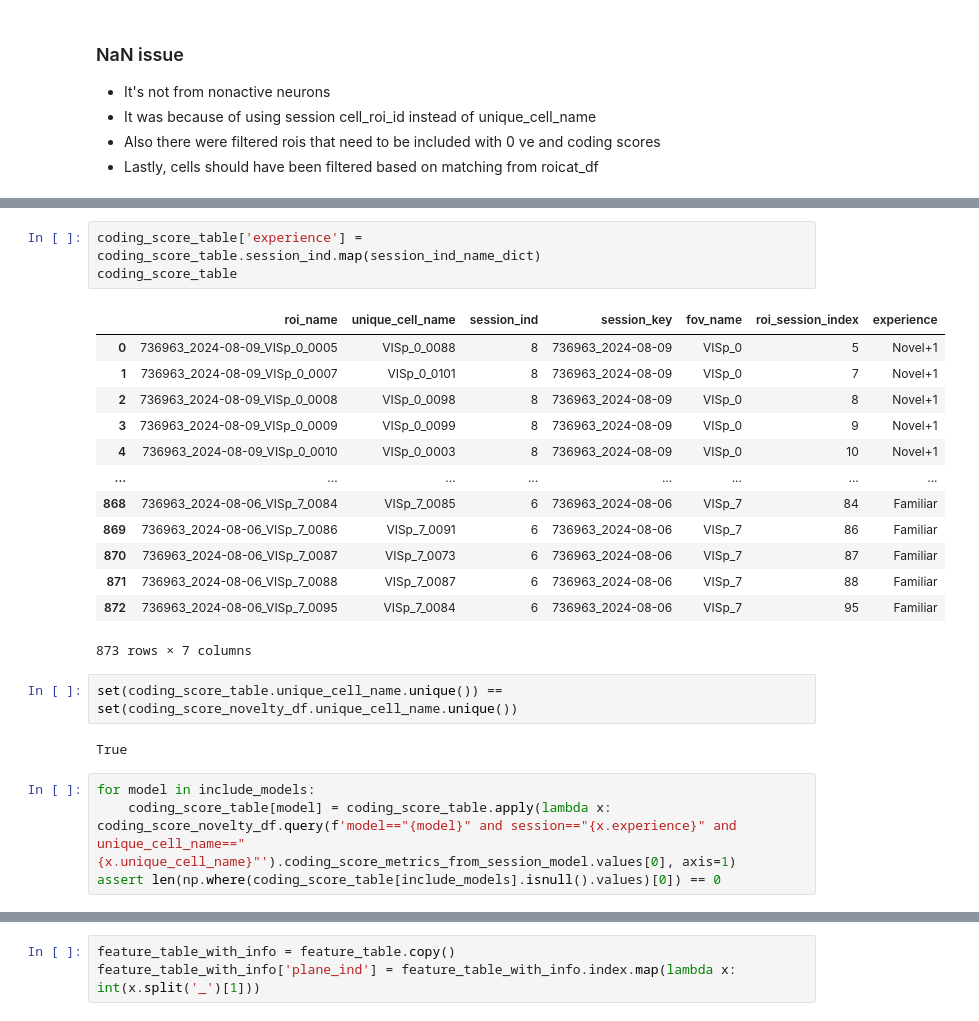
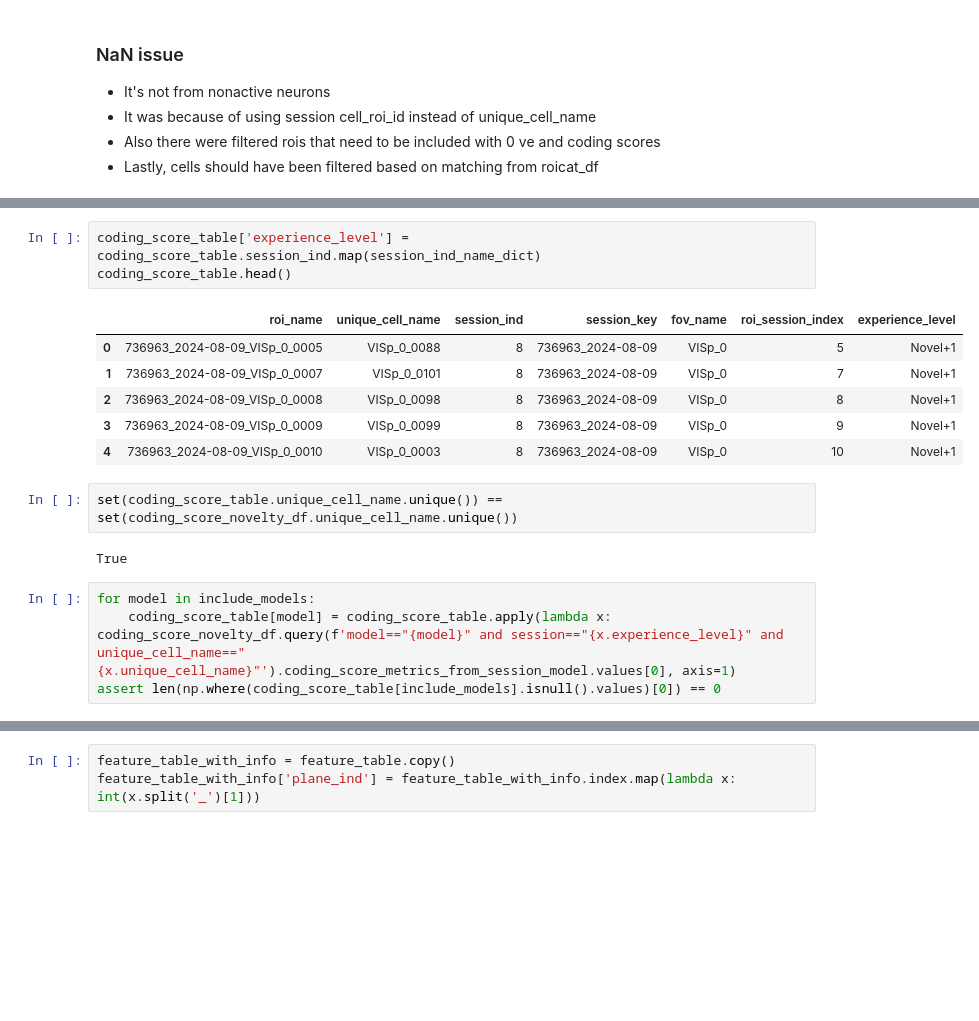
Before and after one commit to AllenNeuralDynamics/AIND-ophys-mFISH-GLM, a Jupyter notebook: code/notebooks/250127_coding_score_clustering.ipynb, the cells around one changed output, grey strips where cells are left out. Cells and saved outputs as stored; diff of their text form; blank space fills up the shorter version.

```diff
--- a/code/notebooks/250127_coding_score_clustering.ipynb
+++ b/code/notebooks/250127_coding_score_clustering.ipynb
@@ -213,26 +209,19 @@ coding_score_novelty_df
 # %%
-coding_score_table['experience'] = coding_score_table.session_ind.map(session_ind_name_dict)
-coding_score_table
+coding_score_table['experience_level'] = coding_score_table.session_ind.map(session_ind_name_dict)
+coding_score_table.head()
 # %% [output]
-|  | roi_name | unique_cell_name | session_ind | session_key | fov_name | roi_session_index | experience |
+|  | roi_name | unique_cell_name | session_ind | session_key | fov_name | roi_session_index | experience_level |
 | 0 | 736963_2024-08-09_VISp_0_0005 | VISp_0_0088 | 8 | 736963_2024-08-09 | VISp_0 | 5 | Novel+1 |
 | 1 | 736963_2024-08-09_VISp_0_0007 | VISp_0_0101 | 8 | 736963_2024-08-09 | VISp_0 | 7 | Novel+1 |
 | 2 | 736963_2024-08-09_VISp_0_0008 | VISp_0_0098 | 8 | 736963_2024-08-09 | VISp_0 | 8 | Novel+1 |
 | 3 | 736963_2024-08-09_VISp_0_0009 | VISp_0_0099 | 8 | 736963_2024-08-09 | VISp_0 | 9 | Novel+1 |
 | 4 | 736963_2024-08-09_VISp_0_0010 | VISp_0_0003 | 8 | 736963_2024-08-09 | VISp_0 | 10 | Novel+1 |
-| ... | ... | ... | ... | ... | ... | ... | ... |
-| 868 | 736963_2024-08-06_VISp_7_0084 | VISp_7_0085 | 6 | 736963_2024-08-06 | VISp_7 | 84 | Familiar |
-| 869 | 736963_2024-08-06_VISp_7_0086 | VISp_7_0091 | 6 | 736963_2024-08-06 | VISp_7 | 86 | Familiar |
-| 870 | 736963_2024-08-06_VISp_7_0087 | VISp_7_0073 | 6 | 736963_2024-08-06 | VISp_7 | 87 | Familiar |
-| 871 | 736963_2024-08-06_VISp_7_0088 | VISp_7_0087 | 6 | 736963_2024-08-06 | VISp_7 | 88 | Familiar |
-| 872 | 736963_2024-08-06_VISp_7_0095 | VISp_7_0084 | 6 | 736963_2024-08-06 | VISp_7 | 95 | Familiar |
-873 rows × 7 columns
 # %%
 set(coding_score_table.unique_cell_name.unique()) == set(coding_score_novelty_df.unique_cell_name.unique())
 # %% [output]
 True
 # %%
 for model in include_models:
-    coding_score_table[model] = coding_score_table.apply(lambda x: coding_score_novelty_df.query(f'model=="{model}" and session=="{x.experience}" and unique_cell_name=="{x.unique_cell_name}"').coding_score_metrics_from_session_model.values[0], axis=1)
+    coding_score_table[model] = coding_score_table.apply(lambda x: coding_score_novelty_df.query(f'model=="{model}" and session=="{x.experience_level}" and unique_cell_name=="{x.unique_cell_name}"').coding_score_metrics_from_session_model.values[0], axis=1)
 assert len(np.where(coding_score_table[include_models].isnull().values)[0]) == 0
 # %%
```
Also changed, not shown: parts of 47 cells of this notebook, 3 other files.
